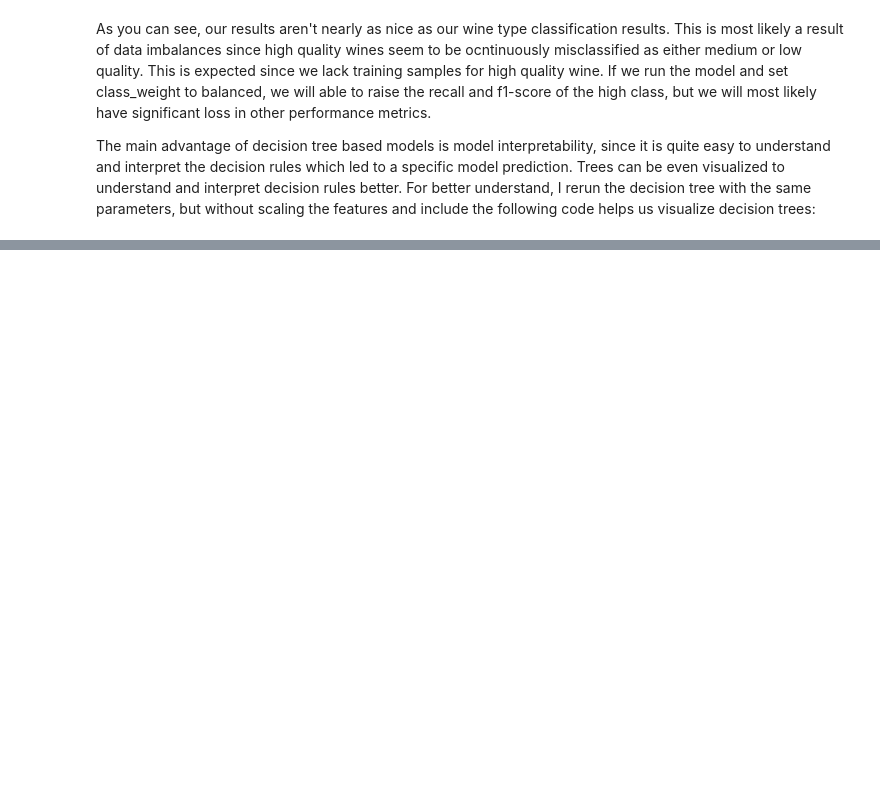
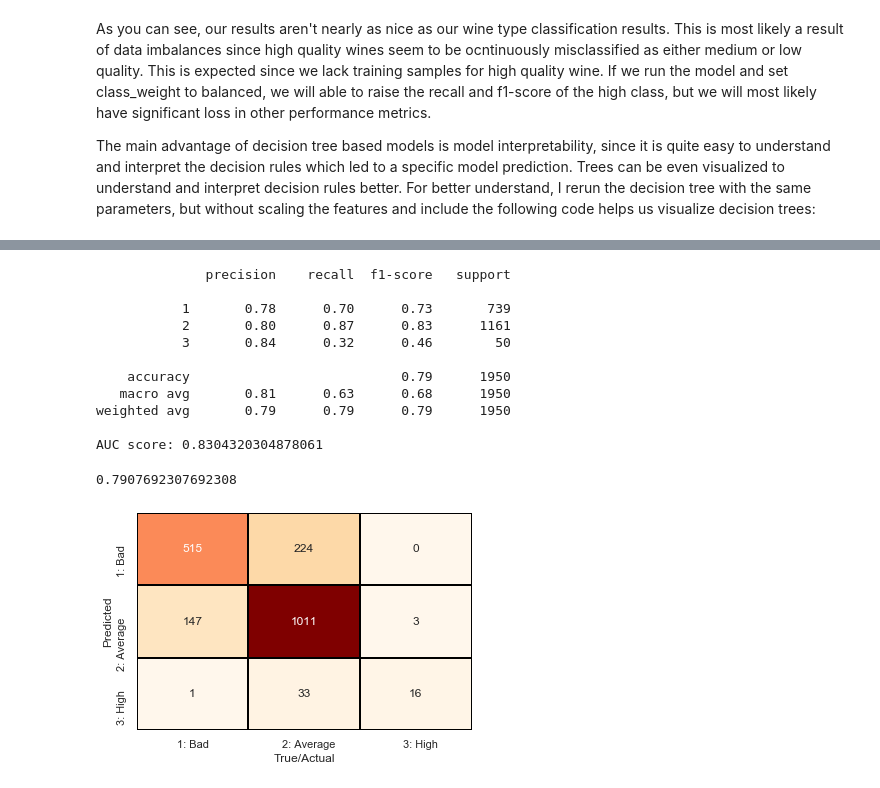
Before and after one commit to nwdelafu/wine-quality, a Jupyter notebook: main.ipynb, the cells around one changed output, grey strips where cells are left out. Saved outputs shown, nothing was run; the diff lists cells and outputs as text; code cells hidden in the pictures; blank space fills up the shorter version.

```diff
--- a/main.ipynb
+++ b/main.ipynb
@@ -1344,0 +1666,30 @@ The main advantage of decision tree based models is model interpretability, sinc
+# %%
+clf = Pipeline([
+        #('pca', PCA(random_state = 101)),
+        ('clf', KNeighborsClassifier())])
+
+# a list of dictionaries to specify the parameters that we'd want to tune
+n_comp_base = len(wine.columns)
+n_components= [n_comp_base - 5, n_comp_base - 4, n_comp_base - 3, n_comp_base - 2]
+whiten = [True, False]
+
+param_grid =\
+    [{'clf__n_neighbors': [10, 11, 12, 13]
+     ,'clf__weights': ['distance']
+     ,'clf__algorithm' : ['ball_tree'] #, 'brute', 'auto',  'kd_tree', 'brute']
+     ,'clf__leaf_size': [12, 11, 13]
+     ,'clf__p': [1]
+     #,'pca__n_components' : n_components
+     #,'pca__whiten' : whiten
+     }]
+
+gs = GridSearchCV(estimator=clf, param_grid=param_grid, scoring='accuracy', cv=5, verbose=1, n_jobs=-1)
+
+KNNC = Pipeline([
+        ('scl', StandardScaler()),
+        ('gs', gs)
+ ])
+
+KNNC.fit(X_train,y_train)
+
+KNNC_predictions = KNNC.predict(X_test)
@@ -1344,0 +1701,28 @@ The main advantage of decision tree based models is model interpretability, sinc
+# %%
+print(classification_report(y_test, KNNC_predictions))
+confusion = confusion_matrix(y_test, KNNC_predictions)
+ticklabels = ['1: Bad', '   2: Average', '   3: High']
+ax = sns.heatmap(confusion, annot = True, cbar = False, fmt = 'g',
+                 yticklabels = ticklabels, xticklabels = ticklabels,
+                 cmap = 'OrRd', linecolor = 'black', linewidth = 1)
+ax.set_xlabel('True/Actual')
+ax.set_ylabel('Predicted')
+
+#'ovo' multiclass for the average of all possible pairwise combinations, insensitive to class imbalance
+auc_score = roc_auc_score(y_test, KNNC.predict_proba(X_test), multi_class = 'ovo', average = 'weighted')
+print('AUC score: {}'.format(auc_score))
+accuracy_score(y_test, KNNC_predictions)
+# %% [output]
+              precision    recall  f1-score   support
+
+           1       0.78      0.70      0.73       739
+           2       0.80      0.87      0.83      1161
+           3       0.84      0.32      0.46        50
+
+    accuracy                           0.79      1950
+   macro avg       0.81      0.63      0.68      1950
+weighted avg       0.79      0.79      0.79      1950
+
+AUC score: 0.8304320304878061
+0.7907692307692308
+[figure, added]
```
Also changed, not shown: parts of 37 cells of this notebook.
